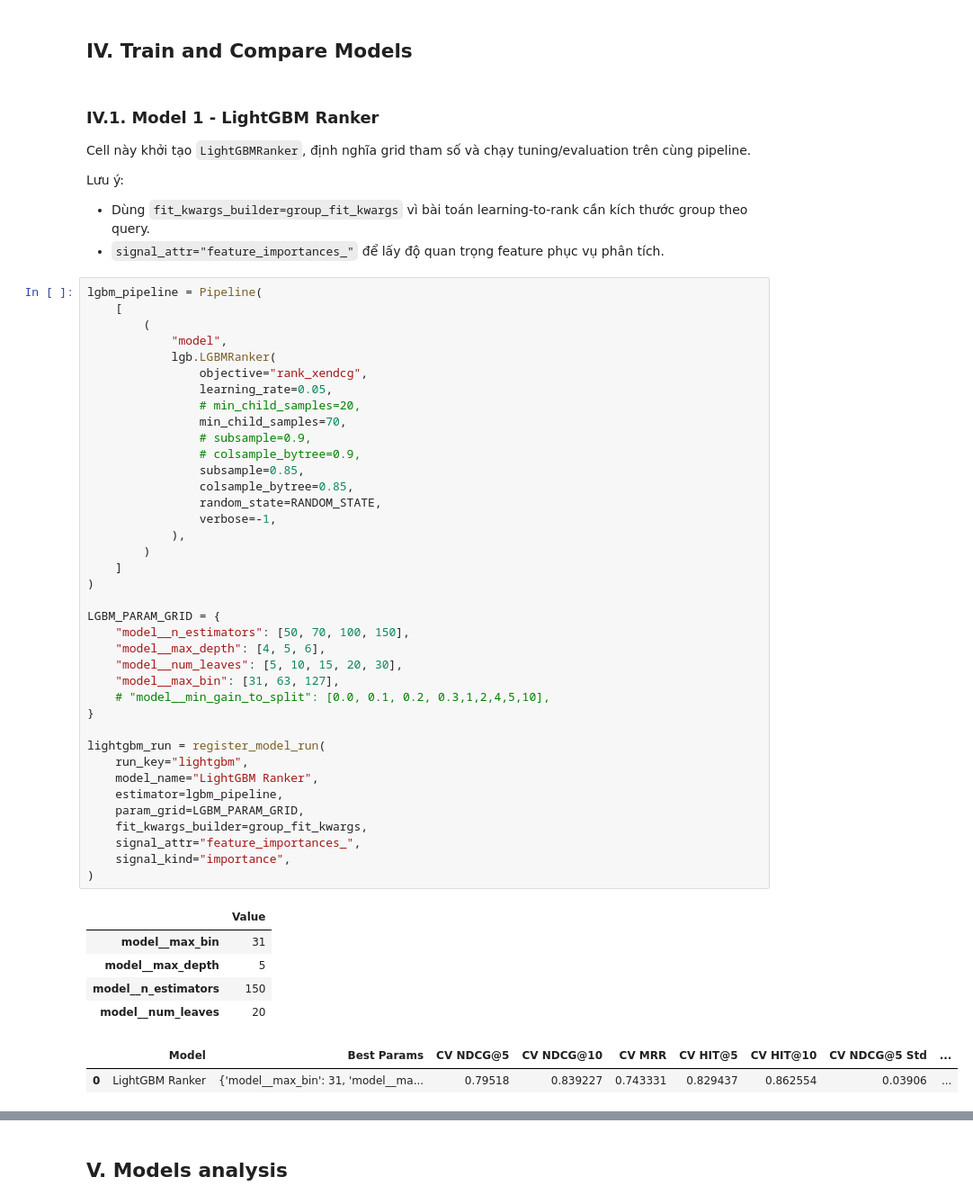
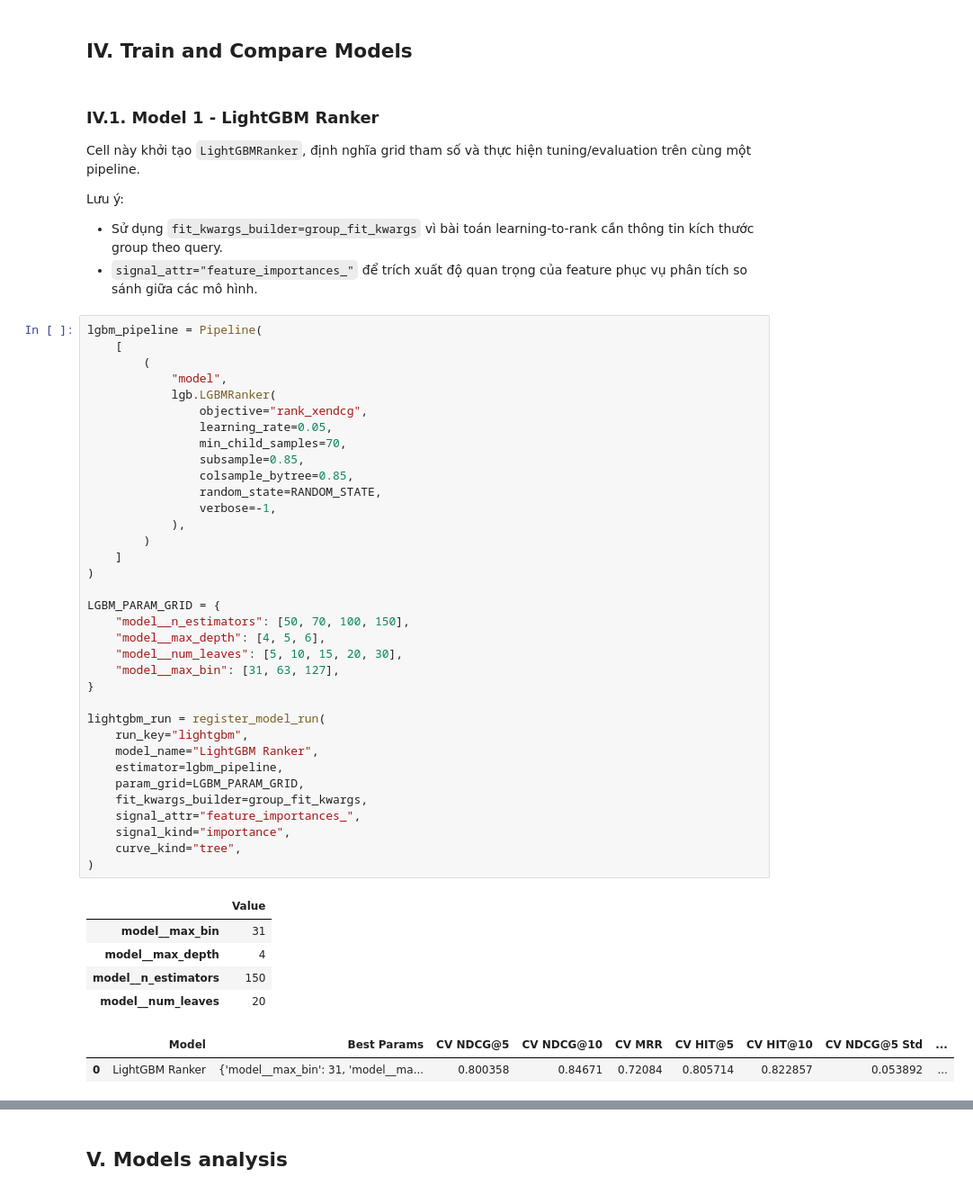
Before and after one commit to Shinoaki0145/Recipe-recommendation-system, a Jupyter notebook: model/modelling.ipynb, the cells around one changed output, grey strips where cells are left out. Shown at 90% size. Drawn from its saved outputs; the diff is of its cells as text.

```diff
--- a/model/modelling.ipynb
+++ b/model/modelling.ipynb
@@ -1126,11 +1410,12 @@ Using 10-fold GroupKFold for cross-validation.
 # %% [markdown]
 ### IV.1. Model 1 - LightGBM Ranker
 
-Cell này khởi tạo `LightGBMRanker`, định nghĩa grid tham số và chạy tuning/evaluation trên cùng pipeline.
+Cell này khởi tạo `LightGBMRanker`, định nghĩa grid tham số và thực hiện tuning/evaluation trên cùng một pipeline.
 
 Lưu ý:
-- Dùng `fit_kwargs_builder=group_fit_kwargs` vì bài toán learning-to-rank cần kích thước group theo query.
-- `signal_attr="feature_importances_"` để lấy độ quan trọng feature phục vụ phân tích.
+
+* Sử dụng `fit_kwargs_builder=group_fit_kwargs` vì bài toán learning-to-rank cần thông tin kích thước group theo query.
+* `signal_attr="feature_importances_"` để trích xuất độ quan trọng của feature phục vụ phân tích so sánh giữa các mô hình.
 # %%
 lgbm_pipeline = Pipeline(
     [
@@ -1139,44 +1424,41 @@ lgbm_pipeline = Pipeline(
             lgb.LGBMRanker(
                 objective="rank_xendcg",
                 learning_rate=0.05,
-                # min_child_samples=20,
                 min_child_samples=70,
-                # subsample=0.9,
-                # colsample_bytree=0.9,
                 subsample=0.85,
                 colsample_bytree=0.85,
                 random_state=RANDOM_STATE,
                 verbose=-1,
             ),
         )
     ]
 )
 
 LGBM_PARAM_GRID = {
     "model__n_estimators": [50, 70, 100, 150],
     "model__max_depth": [4, 5, 6],
     "model__num_leaves": [5, 10, 15, 20, 30],
     "model__max_bin": [31, 63, 127],
-    # "model__min_gain_to_split": [0.0, 0.1, 0.2, 0.3,1,2,4,5,10],
 }
 
 lightgbm_run = register_model_run(
     run_key="lightgbm",
     model_name="LightGBM Ranker",
     estimator=lgbm_pipeline,
     param_grid=LGBM_PARAM_GRID,
     fit_kwargs_builder=group_fit_kwargs,
     signal_attr="feature_importances_",
     signal_kind="importance",
+    curve_kind="tree",
 )
 # %% [output]
 |  | Value |
 | model__max_bin | 31 |
-| model__max_depth | 5 |
+| model__max_depth | 4 |
 | model__n_estimators | 150 |
 | model__num_leaves | 20 |
 |  | Model | Best Params | CV NDCG@5 | CV NDCG@10 | CV MRR | CV HIT@5 | CV HIT@10 | CV NDCG@5 Std | ... |
-| 0 | LightGBM Ranker | {'model__max_bin': 31, 'model__ma... | 0.79518 | 0.839227 | 0.743331 | 0.829437 | 0.862554 | 0.03906 | ... |
+| 0 | LightGBM Ranker | {'model__max_bin': 31, 'model__ma... | 0.800358 | 0.84671 | 0.72084 | 0.805714 | 0.822857 | 0.053892 | ... |
 # %% [markdown]
 ### IV.2. Model 2 - Ridge Ranker
 
```
Also changed, not shown: parts of 31 cells of this notebook, 2 other files.
